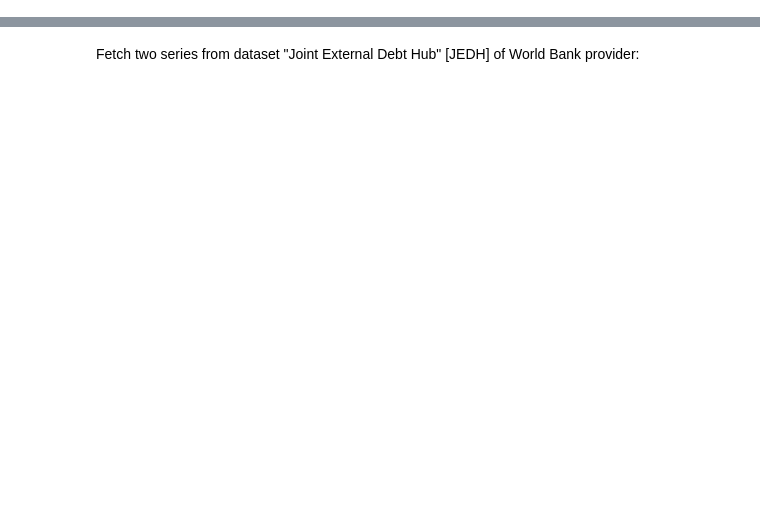
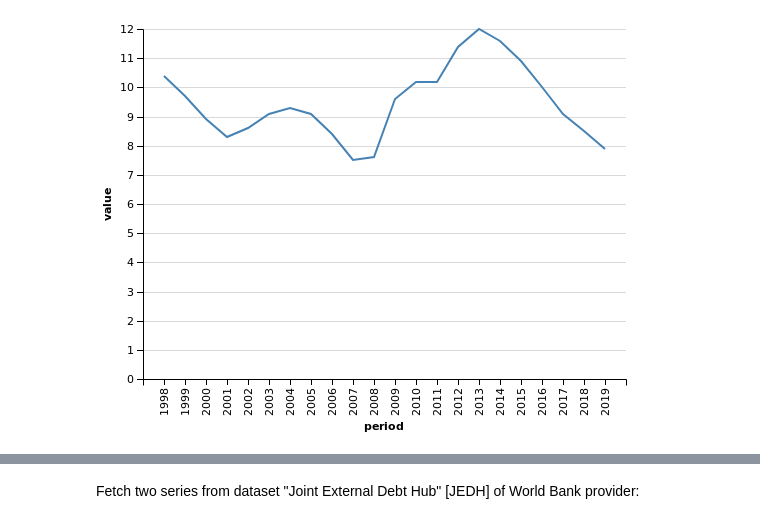
Before and after one commit to ceschi/dbnomics-python-client, a Jupyter notebook: index.ipynb, the cells around one changed output, grey strips where cells are left out. Saved outputs shown, nothing was run; the diff lists cells and outputs as text; code cells hidden in the pictures; blank space fills up the shorter version.

Commit message:
Add Altair plots.

```diff
--- a/index.ipynb
+++ b/index.ipynb
@@ -5,10 +15,10 @@ Fetch one series from dataset "Unemployment rate" [ZUTN] of AMECO provider:
 # %%
-dataframe1 = fetch(
+one_series_df = fetch(
     provider_code='AMECO',
     dataset_code='ZUTN',
     series_codes=['EA19.1.0.0.0.ZUTN'],
 )
-dataframe1
+one_series_df
 # %% [output]
 |  | Country | Frequency | Unit | code | dataset_code | dataset_name | freq | geo | name | period | ... |
 | 0 | Euro area | Annually | (Percentage of active population) | EA19.1.0.0.0.ZUTN | ZUTN | Unemployment rate: total :- Membe... | a | ea19 | Euro area | 1960 | ... |
@@ -55,0 +44,4 @@ dataframe2
+# %%
+clean_df = one_series_df.query("value != 'NA'").sort_values("period")
+clean_df.value=clean_df.value.apply(float)
+clean_df
@@ -55,0 +66,6 @@ dataframe2
+# %%
+alt.Chart(clean_df).mark_line().encode(
+    x='period',
+    y='value'
+)
+# %% [output]
@@ -55,0 +73 @@ dataframe2
+[figure, added]
```
Also changed, not shown: parts of 15 cells of this notebook.
